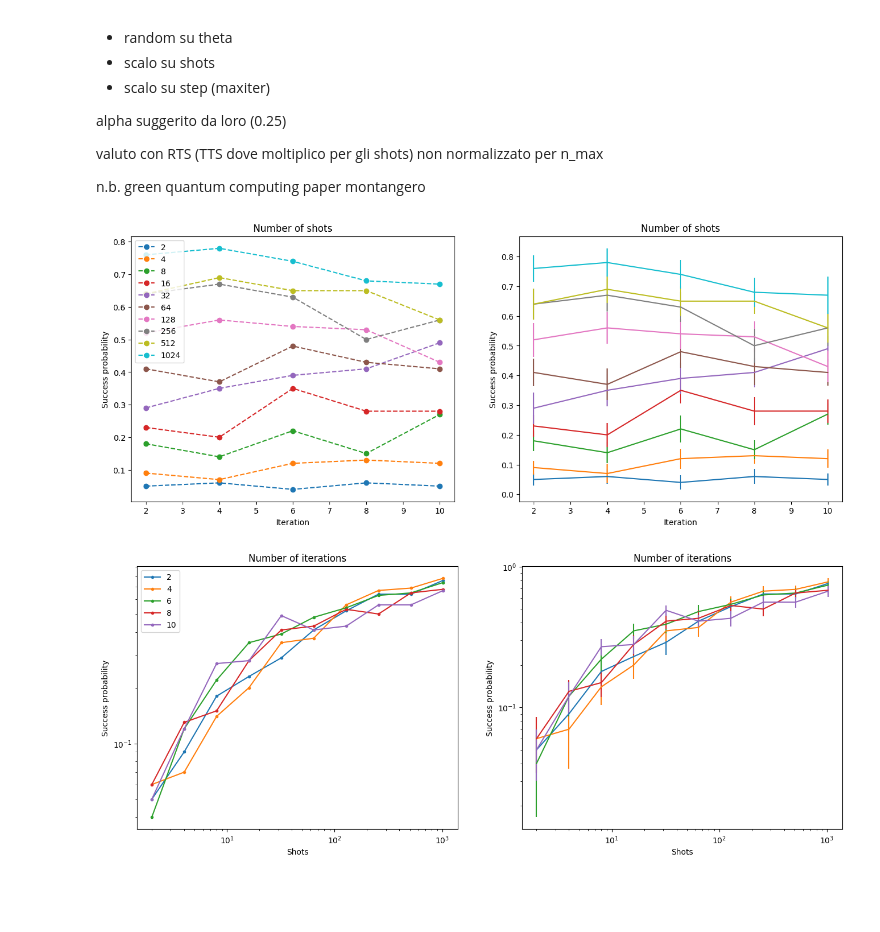
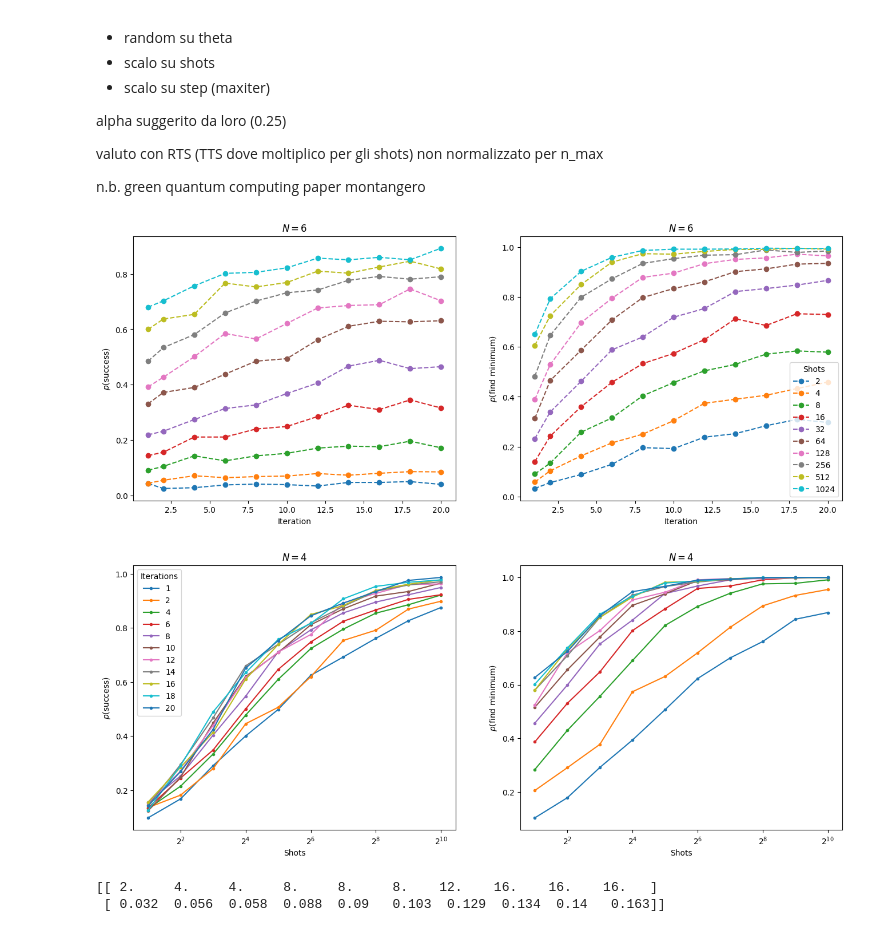
Before and after one commit to gscriva/cvar-opt, a Jupyter notebook: my_vqe.ipynb, the cells around one changed output. Cells and saved outputs as stored; diff of their text form; code cells hidden in the pictures; blank space fills up the shorter version.

```diff
--- a/my_vqe.ipynb
+++ b/my_vqe.ipynb
@@ -112,52 +140,63 @@ for filename in os.listdir(dir_path):
 # %%
-p_succ = np.asarray(p_succ).reshape((-1,5))
-sigma_p = np.asarray(sigma_p).reshape((-1,5))
+p_succ = np.asarray(p_succ).reshape((-1,11))
+sigma_p = np.asarray(sigma_p).reshape((-1,11))
+p_everfound = np.asarray(p_everfound).reshape((-1, 11))
+t_params = np.asarray(t_params)
 # %%
-legend = ["2", "4", "8", "16", "32", "64", "128", "256", "512", "1024"]
+shots = 2**np.arange(1,11)#["2", "4", "8", "16", "32", "64", "128", "256", "512", "1024"]
+maxiter = [1] + list(range(2,22,2))
 
 fig, (ax1, ax2) = plt.subplots(1,2, figsize=(16,6))
 
-for i, d in enumerate(p_succ):
-    ax1.plot(np.arange(2,12,2), d, '--o', label=legend[i])
-    ax2.errorbar(np.arange(2,12,2), d, yerr=sigma_p[i,:], label=legend[i])
+for i, (s,e) in enumerate(zip(p_succ, p_everfound)):
+    ax1.plot(maxiter, s, '--o', label=shots[i])
+    ax2.plot(maxiter, e, '--o', label=shots[i])
+    #ax2.errorbar(maxiter, d, yerr=sigma_p[i,:], label=legend[i], capsize=5)
 
-ax1.set_title('Number of shots')
+ax1.set_title(r'$N=6$')
+ax2.set_title(r'$N=6$')
 
 ax1.set_xlabel('Iteration')
-ax1.set_ylabel('Success probability')
-
-ax2.set_title('Number of shots')
+ax1.set_ylabel(r'$p$(success)')
 
 ax2.set_xlabel('Iteration')
-ax2.set_ylabel('Success probability')
+ax2.set_ylabel(r'$p$(find minimum)')
 
-ax1.legend()
+ax2.legend(title='Shots')
 
-plt.savefig("iter_prob.png")
+plt.show()
+
+#plt.savefig("iterp_n6.png")
 # %% [output]
-[figure, old version]
+[figure, new version]
 # %%
-legend = ["2", "4", "6", "8", "10"]
-
 fig, (ax1, ax2) = plt.subplots(1,2, figsize=(16,6))
 
-for i, d in enumerate(p_succ.T):
-    ax1.plot(2**np.arange(1,11), d, '.-', label=legend[i])
-    ax2.errorbar(2**np.arange(1,11), d, yerr=sigma_p[:,i], label=legend[i])
+for i, (s,e) in enumerate(zip(p_succ.T, p_everfound.T)):
+    ax1.plot(shots, s, '.-', label=maxiter[i])
+    ax2.plot(shots, e, '.-', label=maxiter[i])
+    #ax2.errorbar(shots, d, yerr=sigma_p[:,i], label=maxiter[i], capsize=4)
 
-ax1.loglog()
-ax2.loglog()
+ax1.set_xscale('log', base=2)
+ax2.set_xscale('log', base=2)
 
-ax1.set_title('Number of iterations')
-ax2.set_title('Number of iterations')
+ax1.set_title(r'$N=4$')
+ax2.set_title(r'$N=4$')
 
 ax1.set_xlabel('Shots')
-ax1.set_ylabel('Success probability')
-ax1.legend()
+ax1.set_ylabel(r'$p$(success)')
+ax1.legend(title="Iterations")
 
 ax2.set_xlabel('Shots')
-ax2.set_ylabel('Success probability')
+ax2.set_ylabel(r'$p$(find minimum)')
 
-plt.savefig("shot_prob.png")
+plt.savefig("shotp_n4.png")
 # %% [output]
-[figure, old version]
+[figure, new version]
+# %%
+p_t = np.vstack((t_params, p_everfound.reshape(-1)))
+p_t = np.sort(p_t, axis=1)
+print(p_t[:,:10])
+# %% [output]
+[[ 2.     4.     4.     8.     8.     8.    12.    16.    16.    16.   ]
+ [ 0.032  0.056  0.058  0.088  0.09   0.103  0.129  0.134  0.14   0.163]]
```
Also changed, not shown: parts of 6 cells of this notebook.
